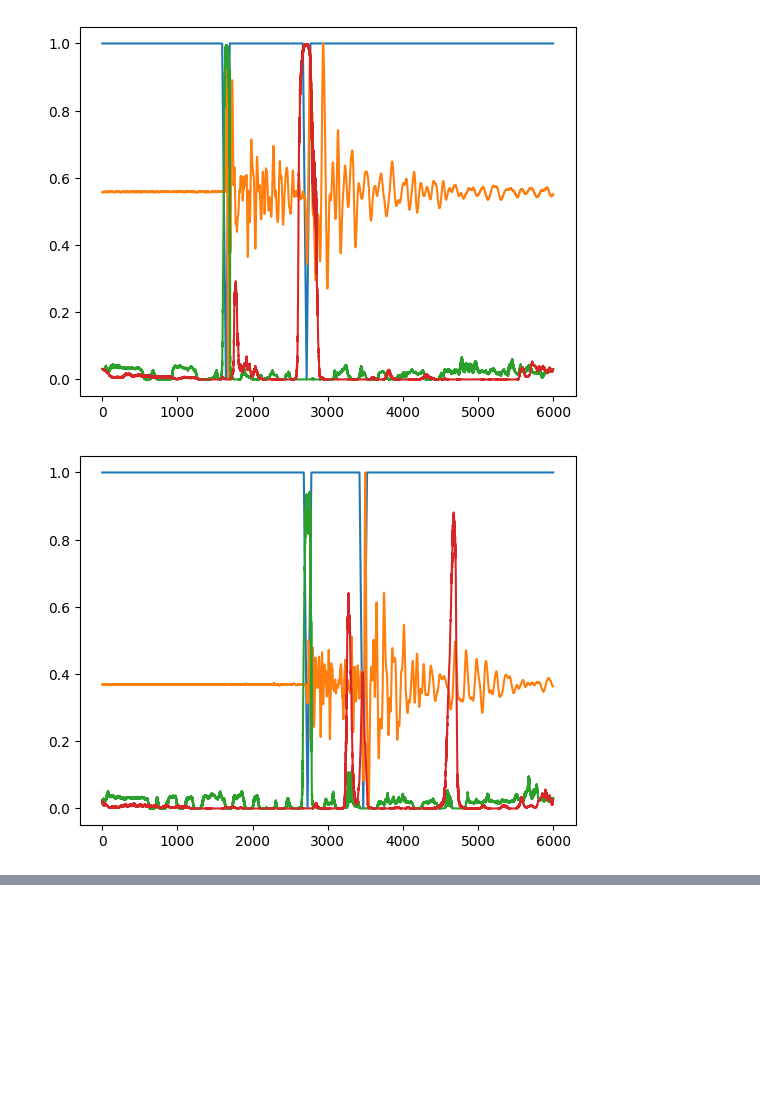
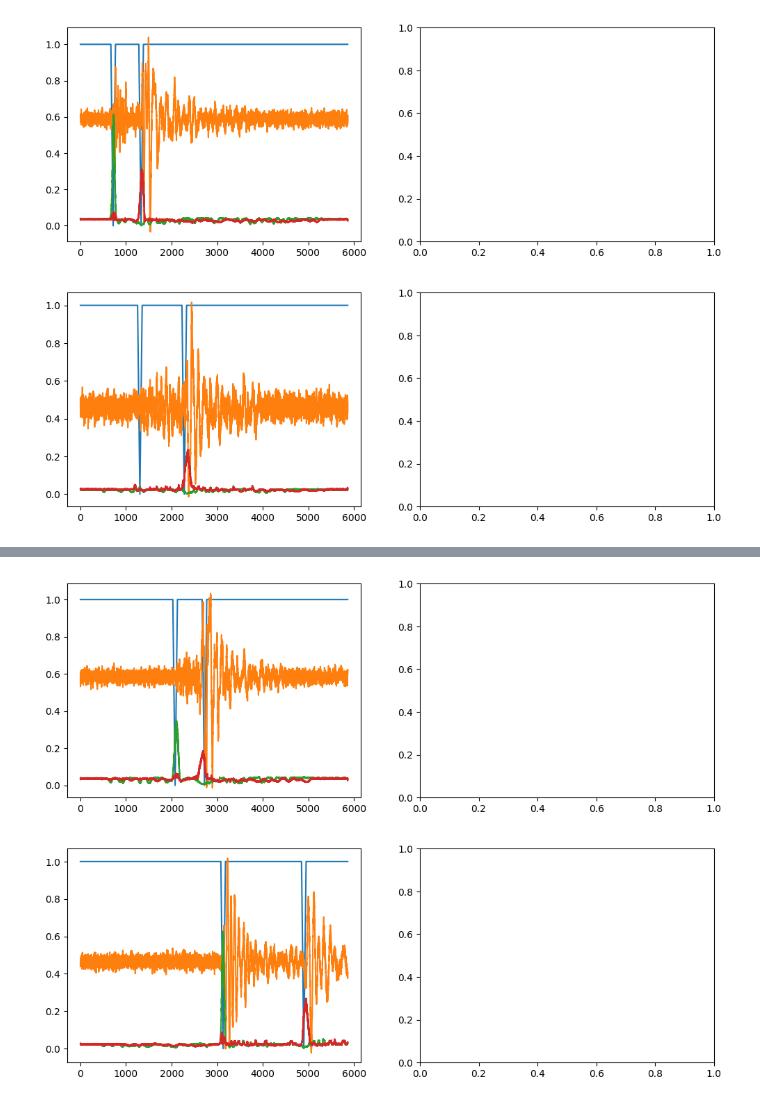
Before and after one commit to kerimoglutolga/earthquake-monitoring, a Jupyter notebook: classification/TrainBedretto.ipynb, the cells around one changed output, grey strips where cells are left out. Saved outputs shown, nothing was run; the diff lists cells and outputs as text; code cells hidden in the pictures; blank space fills up the shorter version.

Commit message:
bedretto

```diff
--- a/classification/TrainBedretto.ipynb
+++ b/classification/TrainBedretto.ipynb
@@ -13,7 +13,7 @@ import matplotlib.pyplot as plt
 from BedrettoDataset import BedrettoDataset
 from phasenet import PhaseNet
 # %%
-dataset = BedrettoDataset(csv_file='..\\data\\train\\metadata.csv', h5_file='..\\data\\train\\waveforms.hdf5')
+dataset = BedrettoDataset(csv_file='..\\data\\train\\metadata.csv', h5_file='..\\data\\train\\waveforms.hdf5', width=5864)
 train_dataset, val_dataset = torch.utils.data.random_split(dataset, [int(len(dataset)*0.8), len(dataset)-int(len(dataset)*0.8)])
 train_loader = torch.utils.data.DataLoader(train_dataset, batch_size=32, shuffle=True)
 val_loader = torch.utils.data.DataLoader(val_dataset, batch_size=32, shuffle=True)
@@ -24,8 +29,8 @@ if torch.backends.mps.is_available():
 
 model = PhaseNet().to(device)
 
-epochs = 50
-learning_rate = 3e-2
+epochs = 5
+learning_rate = 0.001
 
 optimizer = torch.optim.Adam(model.parameters(), lr=learning_rate)
 criterion = torch.nn.CrossEntropyLoss()
@@ -78,16 +87,44 @@ Validation loss for epoch 50:  tensor(0.0008)
 # %%
+import seisbench.models as sbm
+import sys
+sys.path.append("..")
+from models.PhaseNet import PhaseNet
+pnet_pretrained = sbm.PhaseNet.from_pretrained('original')
+# Assuming pnet_pretrained is your pretrained model and inc is the first Conv1d layer
+
+# Get the weights from the first channel of the pretrained layer
+weights = pnet_pretrained.inc.weight.data[:, 0:1, :]
+
+# Create a new Conv1d layer with a single input channel
+new_layer = torch.nn.Conv1d(1, pnet_pretrained.inc.out_channels, pnet_pretrained.inc.kernel_size[0])
+
+# Set the weights of the new layer
+new_layer.weight.data = weights
+
+# Replace the first Conv1d layer in the pretrained model with the new layer
+pnet_pretrained.inc = new_layer
+
+# our own model trained on STEAD
+pnet_stead = torch.load("..\\classification_tolga\\phasenet_15epochs.pt")
+
+
 batch_num = 2
 with torch.no_grad():
     for i, (inputs, labels) in enumerate(val_loader):
         if (i > 0):
             inputs, labels = inputs.to(device), labels.to(device)
             outputs = torch.nn.functional.softmax(model.forward(inputs, logits=True))
-            plt.plot(labels.cpu().detach().numpy()[batch_num, 2, :])
-            plt.plot(inputs.cpu().detach().numpy()[batch_num, 0])
-            plt.plot(outputs.cpu().detach().numpy()[batch_num,0,:])
-            plt.plot(outputs.cpu().detach().numpy()[batch_num,1,:])
+
+            fig, axs = plt.subplots(1, 2, figsize=(12, 4))  # Create 2 subplots
+
+            # Plot on the first subplot
+            axs[0].plot(labels.cpu().detach().numpy()[i, 2])
+            axs[0].plot(inputs.cpu().detach().numpy()[i, 0])
+            axs[0].plot(outputs.cpu().detach().numpy()[i,0,:])
+            axs[0].plot(outputs.cpu().detach().numpy()[i,1,:])
+
             plt.show()
-            if (i == 3): break
+            if (i == 10): break
 # %% [output]
-[figure, old version]
+[figure, new version]
-[figure, old version]
+[figure, new version]
@@ -94,0 +132,2 @@ with torch.no_grad():
+[figure, added]
+[figure, added]
```
Also changed, not shown: parts of 3 cells of this notebook, 2 other files.
